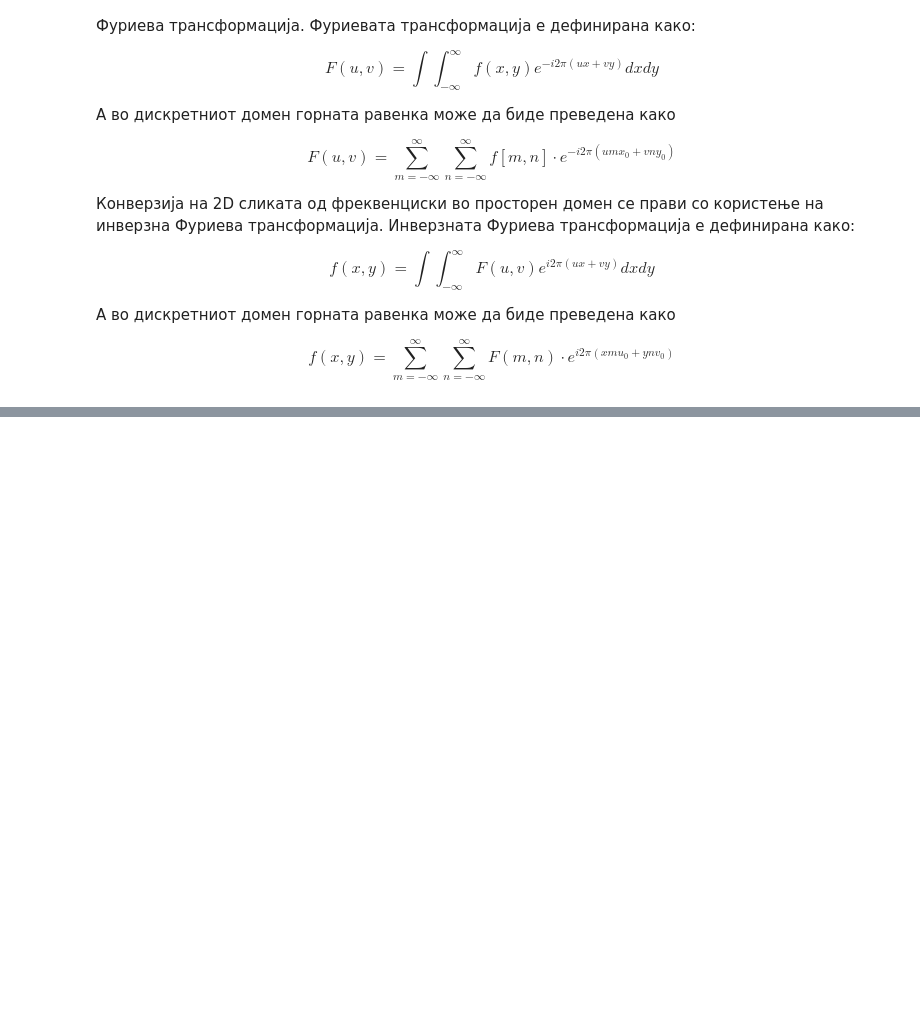
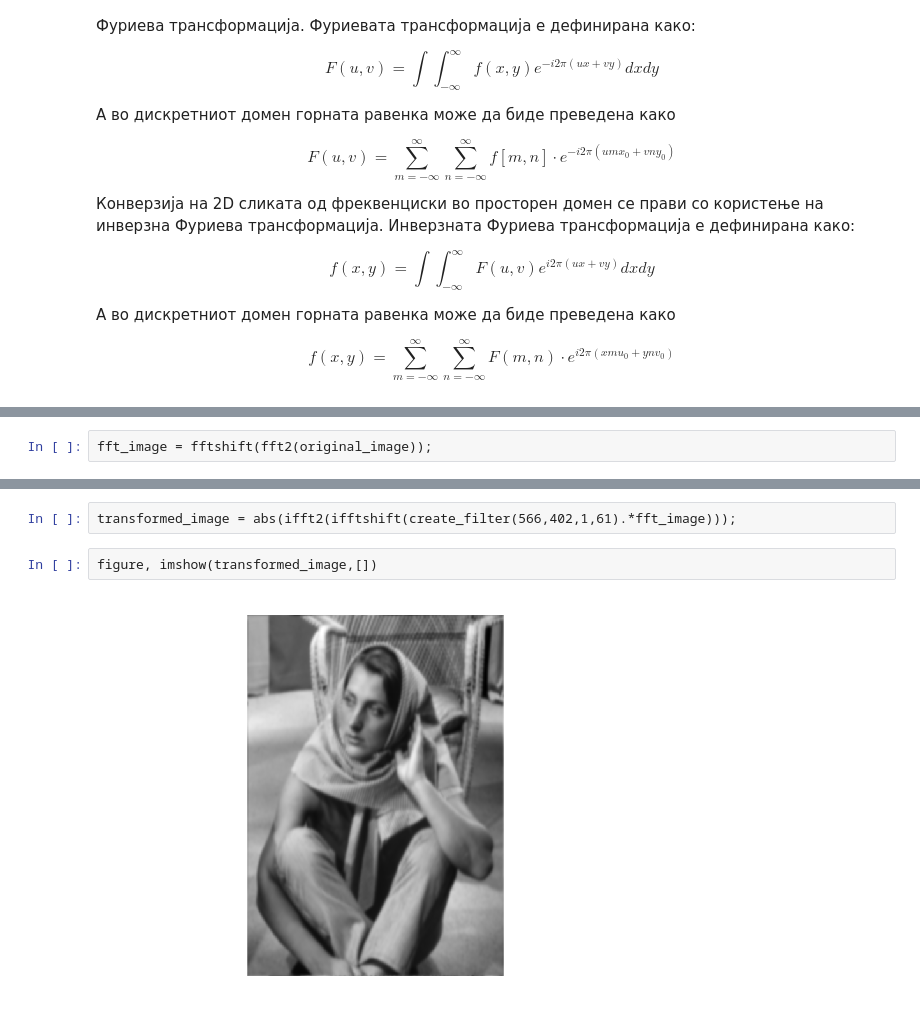
Before and after one commit to Ana-MarijaTilovska/Domasna-zadaca-MNIVI, a Jupyter notebook: Domasna Zadaca.ipynb, the cells around one changed output, grey strips where cells are left out. Saved outputs shown, nothing was run; the diff lists cells and outputs as text; blank space fills up the shorter version.

```diff
--- a/Domasna Zadaca.ipynb
+++ b/Domasna Zadaca.ipynb
@@ -30 +35,3 @@ $$f(x,y)=\sum_{m=-\infty}^{\infty}\sum_{n=-\infty}^{\infty} F(m,n)\cdot e^{i2\pi
+# %%
+fft_image = fftshift(fft2(original_image));
 # %%
@@ -54,0 +52,6 @@ centerfurr_image=fftshift(furriertransf_image);
+# %%
+transformed_image = abs(ifft2(ifftshift(create_filter(566,402,1,61).*fft_image)));
+# %%
+figure, imshow(transformed_image,[])
+# %% [output]
+[figure, added]
```
Also changed, not shown: parts of 2 cells of this notebook.
